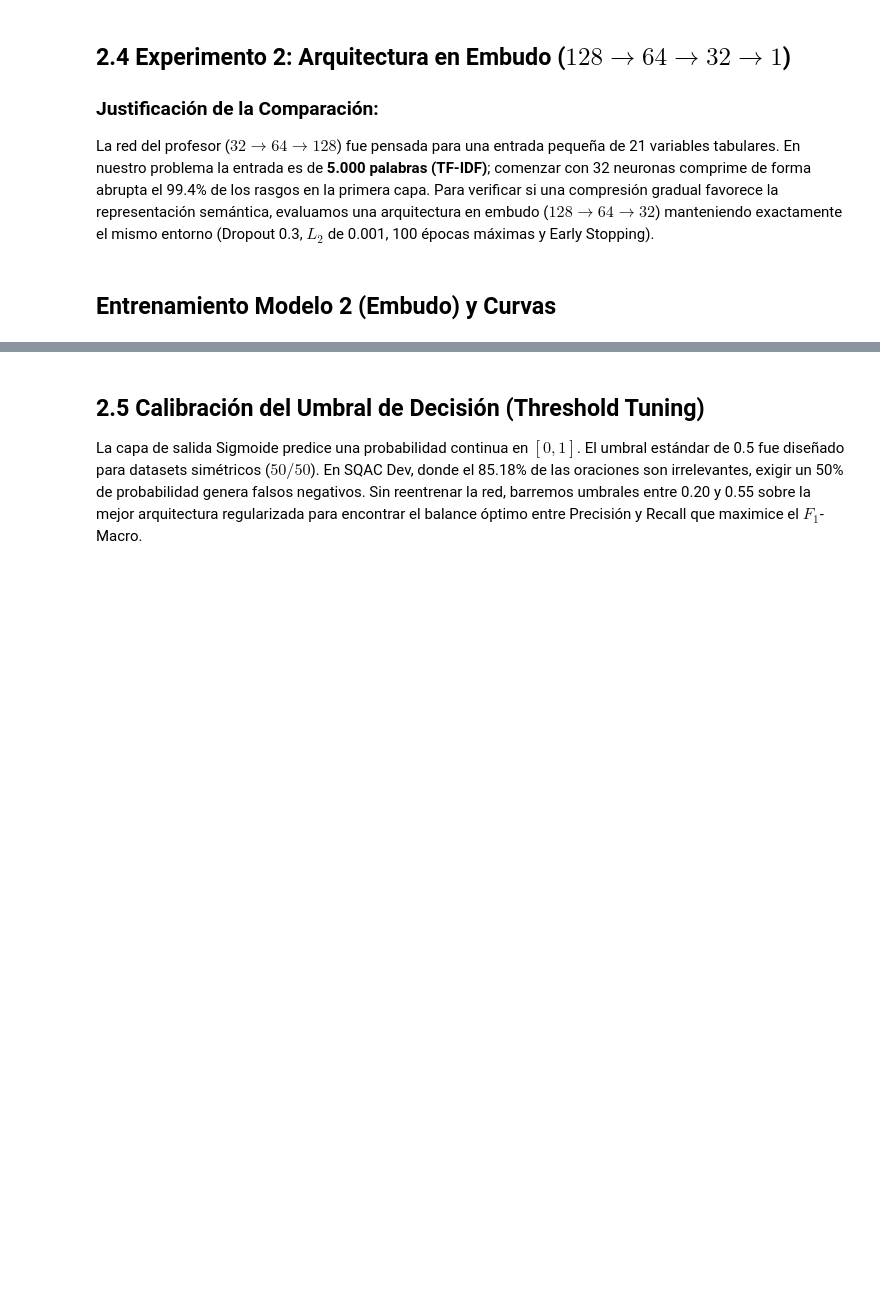
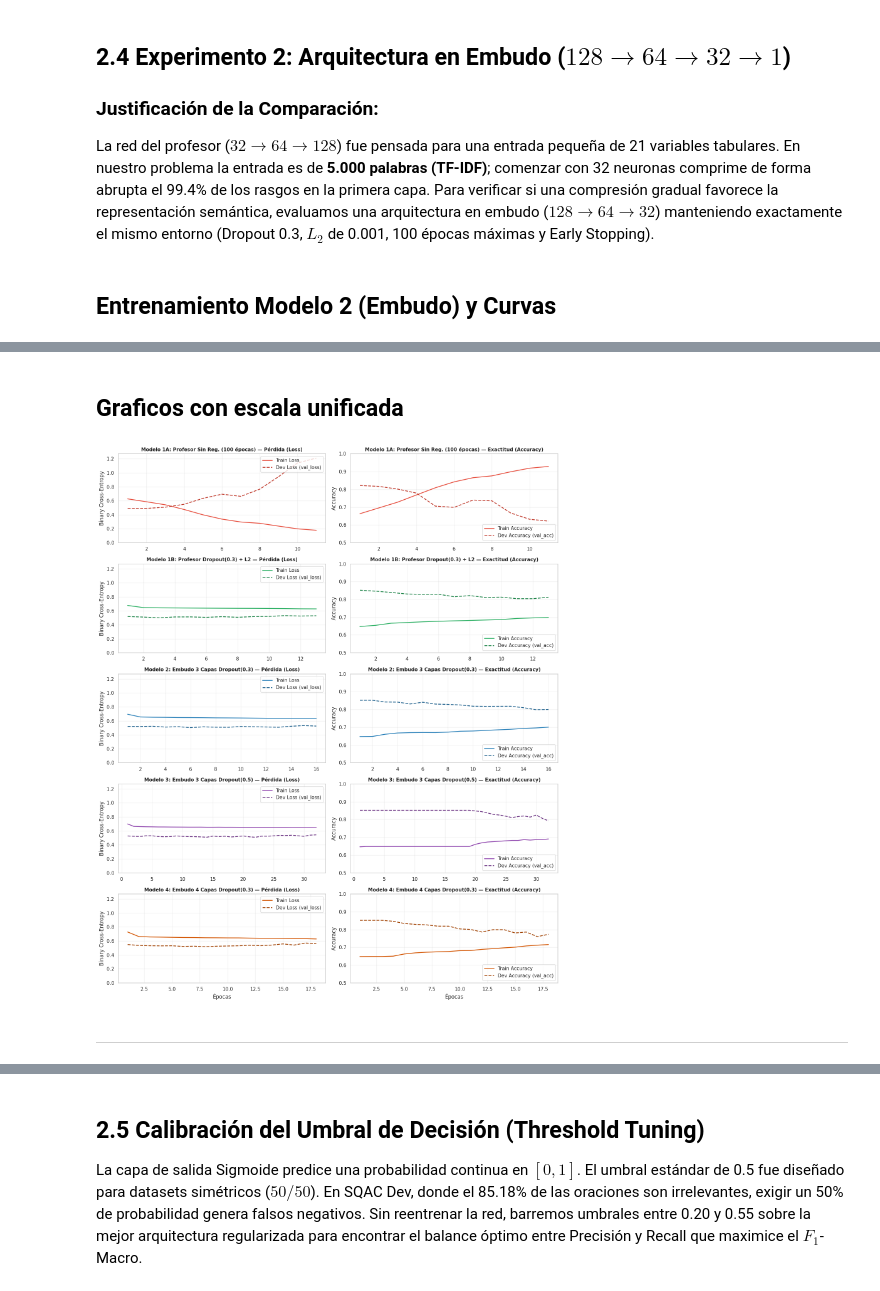
Before and after one commit to michaeljunior05/Inteligencia-Artificial-TP-2026, a Jupyter notebook: natebook.ipynb, the cells around one changed output, grey strips where cells are left out. Cells and saved outputs as stored; diff of their text form; code cells hidden in the pictures; blank space fills up the shorter version.

```diff
--- a/natebook.ipynb
+++ b/natebook.ipynb
@@ -1002,0 +919,56 @@ Restoring model weights from the end of the best epoch: 17.
+# %% [markdown]
+## Graficos con escala unificada
+# %%
+# 1. Determinamos dinámicamente el valor máximo común de Loss para que la escala sea IDÉNTICA
+todos_los_loss = (
+    history_1a.history['val_loss'] + history_1a.history['loss'] +
+    history_1b.history['val_loss'] + history_1b.history['loss'] +
+    history_2.history['val_loss'] + history_2.history['loss'] +
+    history_3.history['val_loss'] + history_3.history['loss'] +
+    history_4.history['val_loss'] + history_4.history['loss']
+)
+max_loss_comun = min(max(todos_los_loss) * 1.05, 2.5)  # Escala idéntica para Loss
+limite_acc = (0.50, 1.0)                               # Escala idéntica para Accuracy (50% a 100%)
+
+# 2. Generamos el panel comparativo: 5 filas (una por modelo) x 2 columnas (Loss y Accuracy)
+fig, axes = plt.subplots(5, 2, figsize=(15, 18))
+
+modelos_info = [
+    (history_1a, "Modelo 1A: Profesor Sin Reg. (100 épocas)", "#e74c3c", "#c0392b"),
+    (history_1b, "Modelo 1B: Profesor Dropout(0.3) + L2", "#27ae60", "#1e8449"),
+    (history_2, "Modelo 2: Embudo 3 Capas Dropout(0.3)", "#2980b9", "#1f618d"),
+    (history_3, "Modelo 3: Embudo 3 Capas Dropout(0.5)", "#8e44ad", "#6c3483"),
+    (history_4, "Modelo 4: Embudo 4 Capas Dropout(0.3)", "#d35400", "#a04000")
+]
+
+for fila, (hist, titulo, c_train, c_dev) in enumerate(modelos_info):
+    epocas = range(1, len(hist.history['loss']) + 1)
+
+    # Columna 0: Loss (con el mismo eje Y para todos)
+    axes[fila, 0].plot(epocas, hist.history['loss'], label='Train Loss', color=c_train, lw=1.8)
+    axes[fila, 0].plot(epocas, hist.history['val_loss'], label='Dev Loss (val_loss)', color=c_dev, lw=1.8, linestyle='--')
+    axes[fila, 0].set_title(f"{titulo} — Pérdida (Loss)", fontweight='bold', fontsize=11)
+    axes[fila, 0].set_ylabel("Binary Cross-Entropy")
+    axes[fila, 0].set_ylim(0, max_loss_comun)
+    axes[fila, 0].legend(loc="upper right")
+    axes[fila, 0].grid(True, alpha=0.3)
+
+    # Columna 1: Accuracy (con el mismo eje Y para todos)
+    axes[fila, 1].plot(epocas, hist.history['accuracy'], label='Train Accuracy', color=c_train, lw=1.8)
+    axes[fila, 1].plot(epocas, hist.history['val_accuracy'], label='Dev Accuracy (val_acc)', color=c_dev, lw=1.8, linestyle='--')
+    axes[fila, 1].set_title(f"{titulo} — Exactitud (Accuracy)", fontweight='bold', fontsize=11)
+    axes[fila, 1].set_ylabel("Accuracy")
+    axes[fila, 1].set_ylim(limite_acc)
+    axes[fila, 1].legend(loc="lower right")
+    axes[fila, 1].grid(True, alpha=0.3)
+
+    if fila == 4:
+        axes[fila, 0].set_xlabel("Épocas")
+        axes[fila, 1].set_xlabel("Épocas")
+
+plt.tight_layout()
+plt.show()
+# %% [output]
+[figure, added]
+# %% [markdown]
+----
```
Also changed, not shown: parts of 16 cells of this notebook.
